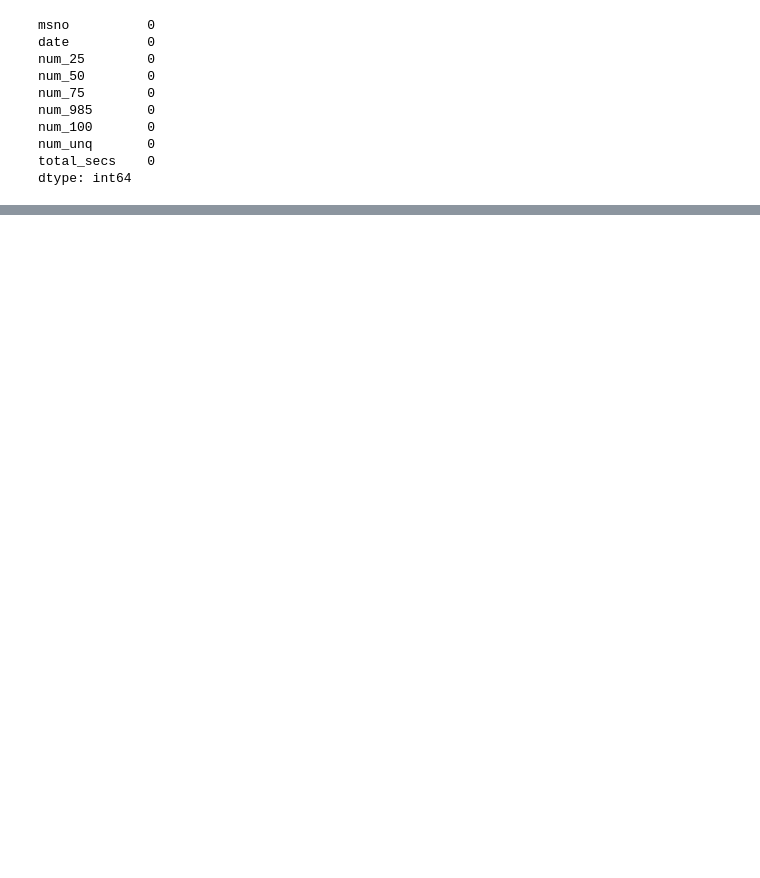
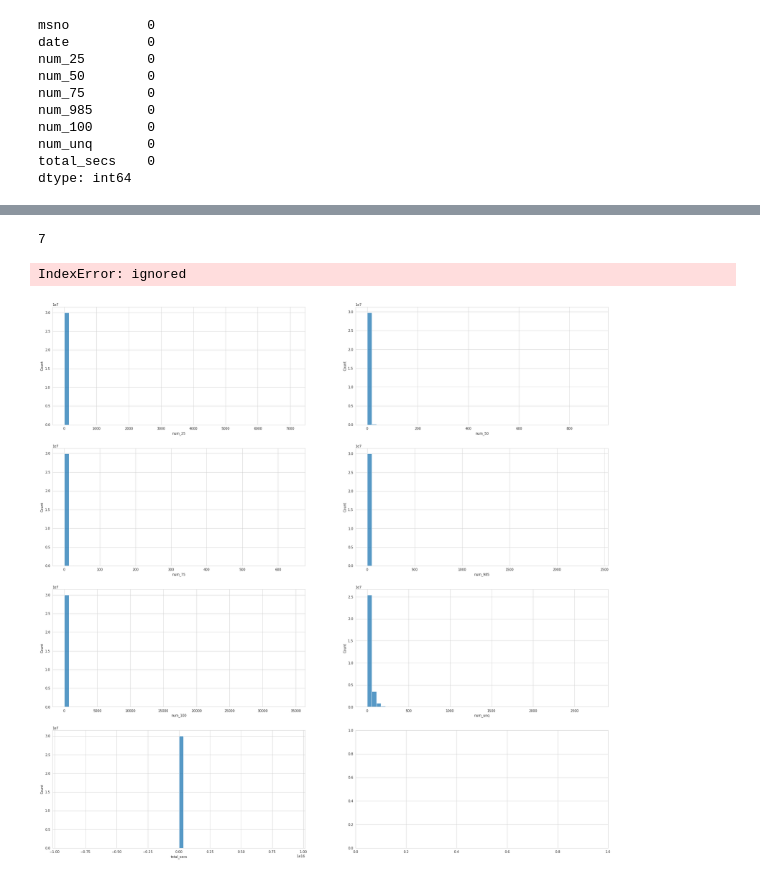
Before and after one commit to jsroa15/KKBOX, a Jupyter notebook: Logs_Data_Mining.ipynb, the cells around one changed output, grey strips where cells are left out. Saved outputs shown, nothing was run; the diff lists cells and outputs as text; code cells hidden in the pictures; blank space fills up the shorter version.

```diff
--- a/Logs_Data_Mining.ipynb
+++ b/Logs_Data_Mining.ipynb
@@ -71,0 +114,36 @@ dtype: int64
+# %%
+def plotting_numerical(data,rows,cols,x_list,size,log=False):
+  '''Plot numerical data in subplots using Seaborn
+    Parameters
+    --------------
+      data:Data frame with data
+      rows:Number of rows in subplot
+      cols:Number of columns in subplot
+      x_list:List with features names
+      size:Tupple with size of plot
+
+  '''
+
+  sns.set_style("whitegrid")
+
+  pos=0
+  f, axes = plt.subplots(nrows=rows, ncols=cols,figsize=size)
+  for i in range(0,rows):
+    for j in range(0,cols):
+
+      sns.histplot(data=data,ax=axes[i,j],x=x_list[pos],bins=50,log_scale=log)
+      pos+=1
+
+  return(plt.show())
+# %%
+#Extracting numerical features
+
+numeric=[x for x in logs.columns if x not in ['msno','date']]
+len(numeric)
+# %% [output]
+7
+# %%
+plotting_numerical(logs,4,2,numeric,(30,30))
+# %% [output]
+IndexError: ignored
+[figure, added]
```
Also changed, not shown: parts of 46 cells of this notebook.
